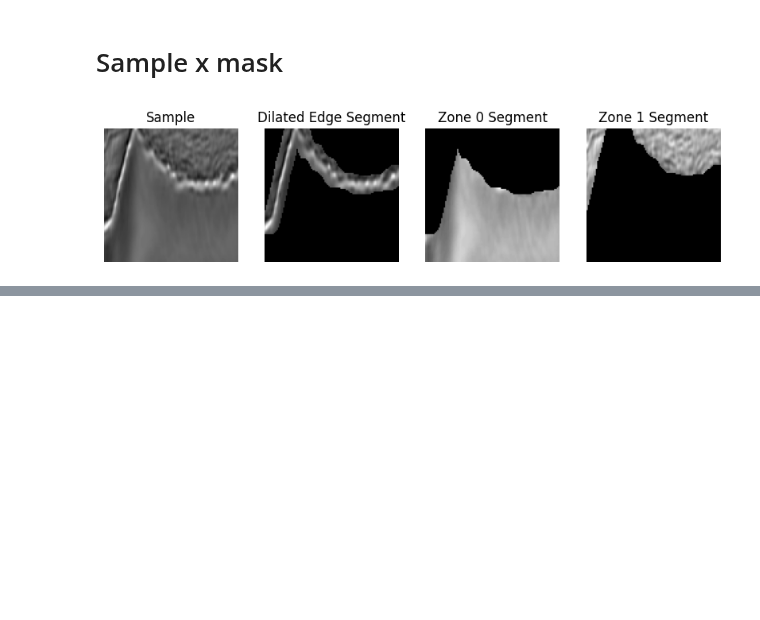
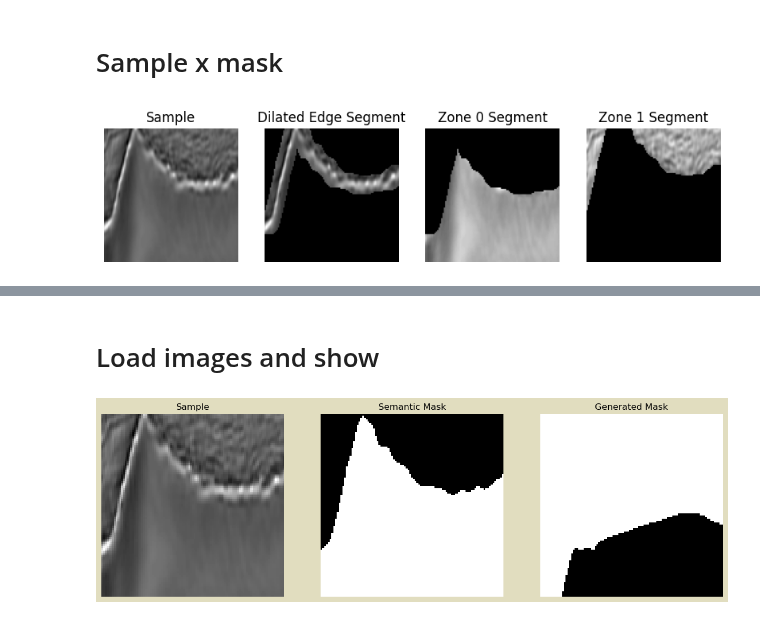
Before and after one commit to lucterres/textureSSD, a Jupyter notebook: msk morf ops.ipynb, the cells around one changed output, grey strips where cells are left out. Saved outputs shown, nothing was run; the diff lists cells and outputs as text; code cells hidden in the pictures; blank space fills up the shorter version.

```diff
--- a/msk morf ops.ipynb
+++ b/msk morf ops.ipynb
@@ -180,0 +208,24 @@ plt.show()
+# %% [markdown]
+# Load images and show
+# %%
+sample = cv2.imread(sample_path)
+sample = cv2.cvtColor(sample, cv2.COLOR_BGR2GRAY)
+sample_semantic_mask = cv2.imread(sample_semantic_mask_path)
+sample_semantic_mask = cv2.cvtColor(sample_semantic_mask, cv2.COLOR_BGR2GRAY)
+generat_mask = cv2.imread(generat_mask_path)
+generat_mask = cv2.cvtColor(generat_mask, cv2.COLOR_BGR2GRAY)
+
+
+plt.figure(figsize=(15,15),facecolor="#e1ddbf")
+plt.subplot(131),plt.imshow(sample,cmap = 'gray')
+plt.title('Sample'), plt.xticks([]), plt.yticks([])
+plt.axis('off')
+plt.subplot(132),plt.imshow(sample_semantic_mask,cmap = 'gray')
+plt.title('Semantic Mask'), plt.xticks([]), plt.yticks([])
+plt.axis('off')
+plt.subplot(133),plt.imshow(generat_mask,cmap = 'gray')
+plt.title('Generated Mask'), plt.xticks([]), plt.yticks([])
+plt.axis('off')
+plt.show()
+# %% [output]
+[figure, added]
```
Also changed, not shown: parts of 10 cells of this notebook, 3 other files.
